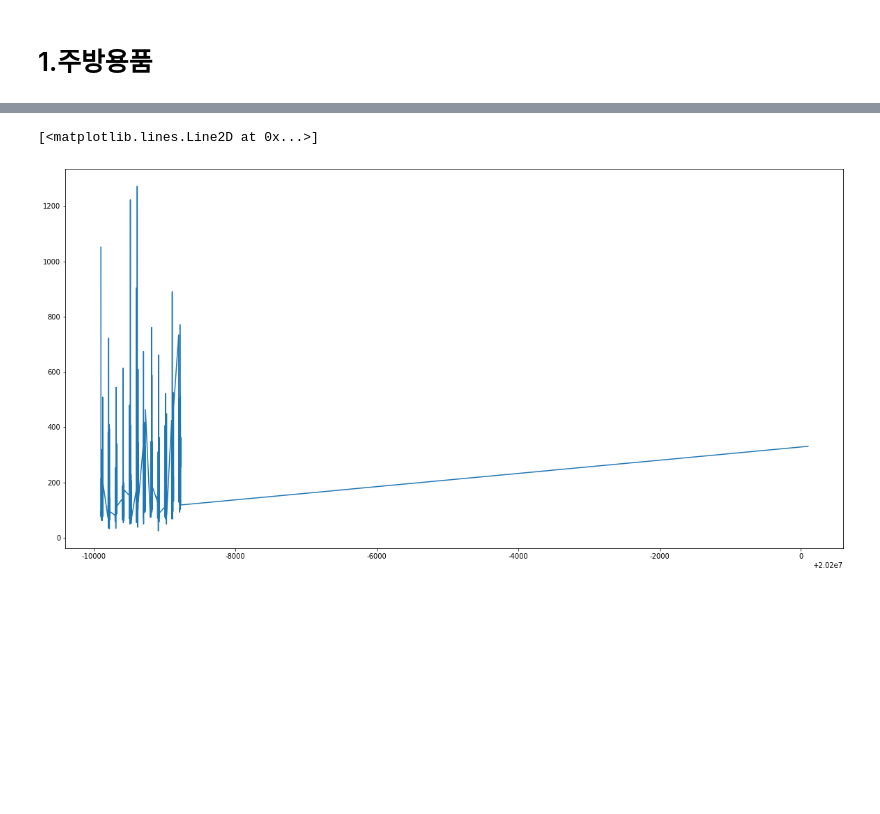
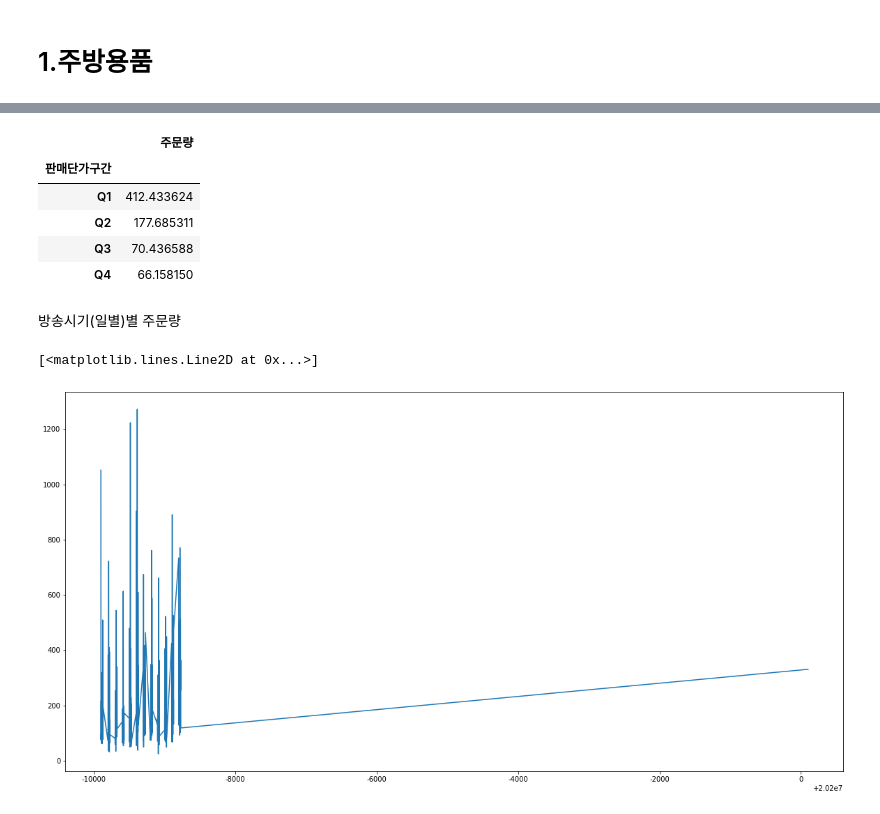
Before and after one commit to HWANG-HOE-SUN/bigcon, a Jupyter notebook: BigCon1.ipynb, the cells around one changed output, grey strips where cells are left out. Cells and saved outputs as stored; diff of their text form; code cells hidden in the pictures; blank space fills up the shorter version.

```diff
--- a/BigCon1.ipynb
+++ b/BigCon1.ipynb
@@ -849,3 +910,14 @@ None
+# %%
+pd.pivot_table(data=testsell,index="판매단가구간",values="주문량") # testsell["주문량"].groupby(testsell['판매단가구간']).mean() 이것과 같은 결과
+# %% [output]
+|  | 주문량 |
+| 판매단가구간 |  |
+| Q1 | 412.433624 |
+| Q2 | 177.685311 |
+| Q3 | 70.436588 |
+| Q4 | 66.158150 |
+# %% [markdown]
+방송시기(일별)별 주문량
 # %%
 %matplotlib inline
 plt.rcParams['figure.figsize'] = (20,10)
```
Also changed, not shown: parts of 20 cells of this notebook.
